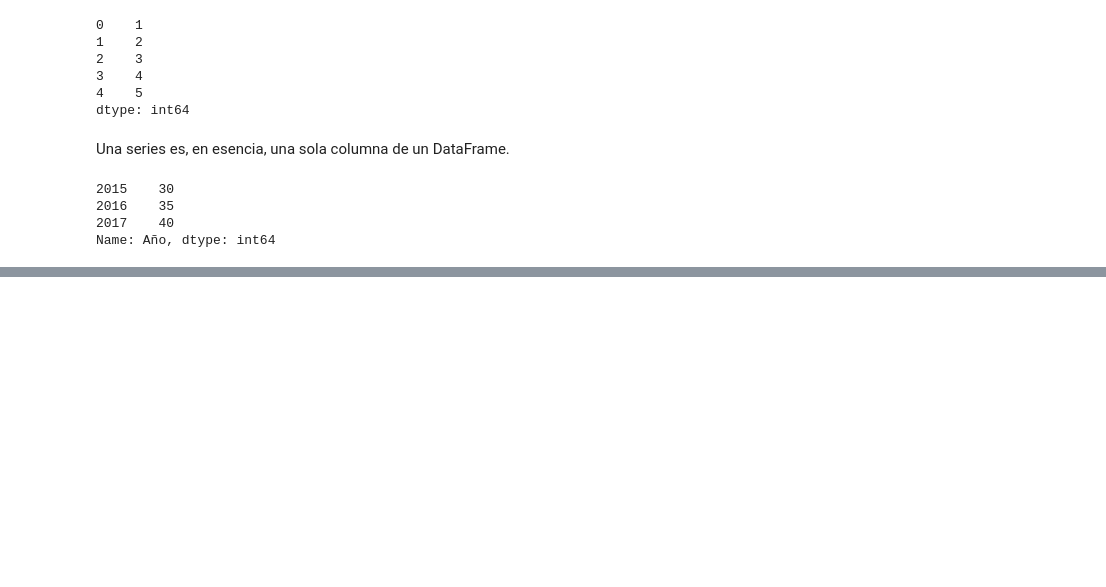
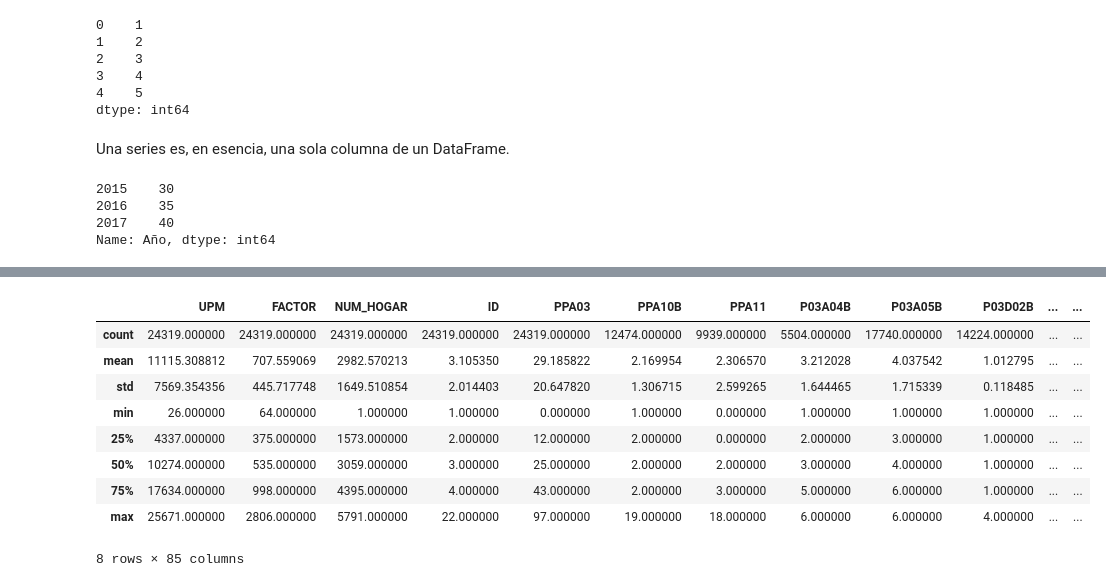
Before and after one commit to hugoallan9/ML-USAC, a Jupyter notebook: notebooks/sesion1.ipynb, the cells around one changed output, grey strips where cells are left out. Drawn from its saved outputs; the diff is of its cells as text; code cells hidden in the pictures; blank space fills up the shorter version.

```diff
--- a/notebooks/sesion1.ipynb
+++ b/notebooks/sesion1.ipynb
@@ -56,0 +111,2 @@ Name: Año, dtype: int64
+# %%
+enei = pd.read_spss("/home/hugog/GitHub/ML-USAC/data/enei_personas_2021.sav")
@@ -56,0 +123,13 @@ Name: Año, dtype: int64
+# %%
+enei.describe()
+# %% [output]
+|  | UPM | FACTOR | NUM_HOGAR | ID | PPA03 | PPA10B | PPA11 | P03A04B | P03A05B | P03D02B | ... | ... |
+| count | 24319.000000 | 24319.000000 | 24319.000000 | 24319.000000 | 24319.000000 | 12474.000000 | 9939.000000 | 5504.000000 | 17740.000000 | 14224.000000 | ... | ... |
+| mean | 11115.308812 | 707.559069 | 2982.570213 | 3.105350 | 29.185822 | 2.169954 | 2.306570 | 3.212028 | 4.037542 | 1.012795 | ... | ... |
+| std | 7569.354356 | 445.717748 | 1649.510854 | 2.014403 | 20.647820 | 1.306715 | 2.599265 | 1.644465 | 1.715339 | 0.118485 | ... | ... |
+| min | 26.000000 | 64.000000 | 1.000000 | 1.000000 | 0.000000 | 1.000000 | 0.000000 | 1.000000 | 1.000000 | 1.000000 | ... | ... |
+| 25% | 4337.000000 | 375.000000 | 1573.000000 | 2.000000 | 12.000000 | 2.000000 | 0.000000 | 2.000000 | 3.000000 | 1.000000 | ... | ... |
+| 50% | 10274.000000 | 535.000000 | 3059.000000 | 3.000000 | 25.000000 | 2.000000 | 2.000000 | 3.000000 | 4.000000 | 1.000000 | ... | ... |
+| 75% | 17634.000000 | 998.000000 | 4395.000000 | 4.000000 | 43.000000 | 2.000000 | 3.000000 | 5.000000 | 6.000000 | 1.000000 | ... | ... |
+| max | 25671.000000 | 2806.000000 | 5791.000000 | 22.000000 | 97.000000 | 19.000000 | 18.000000 | 6.000000 | 6.000000 | 4.000000 | ... | ... |
+8 rows × 85 columns
```
Also changed, not shown: parts of 8 cells of this notebook.
